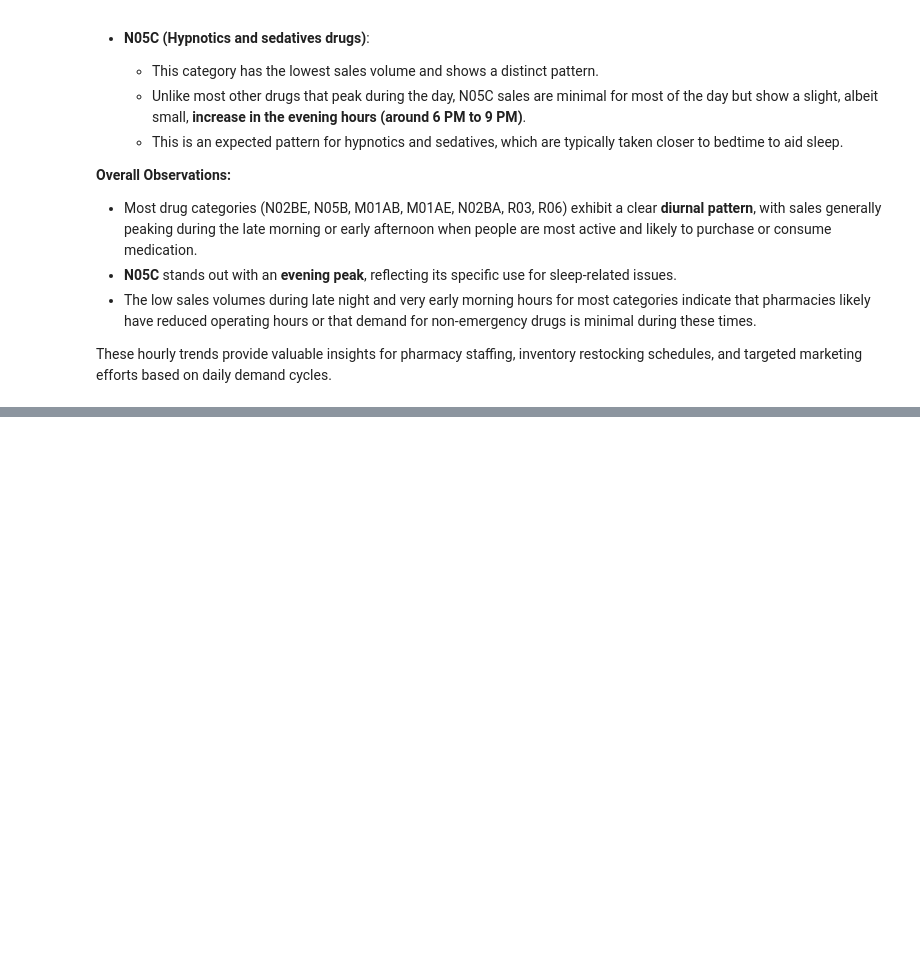
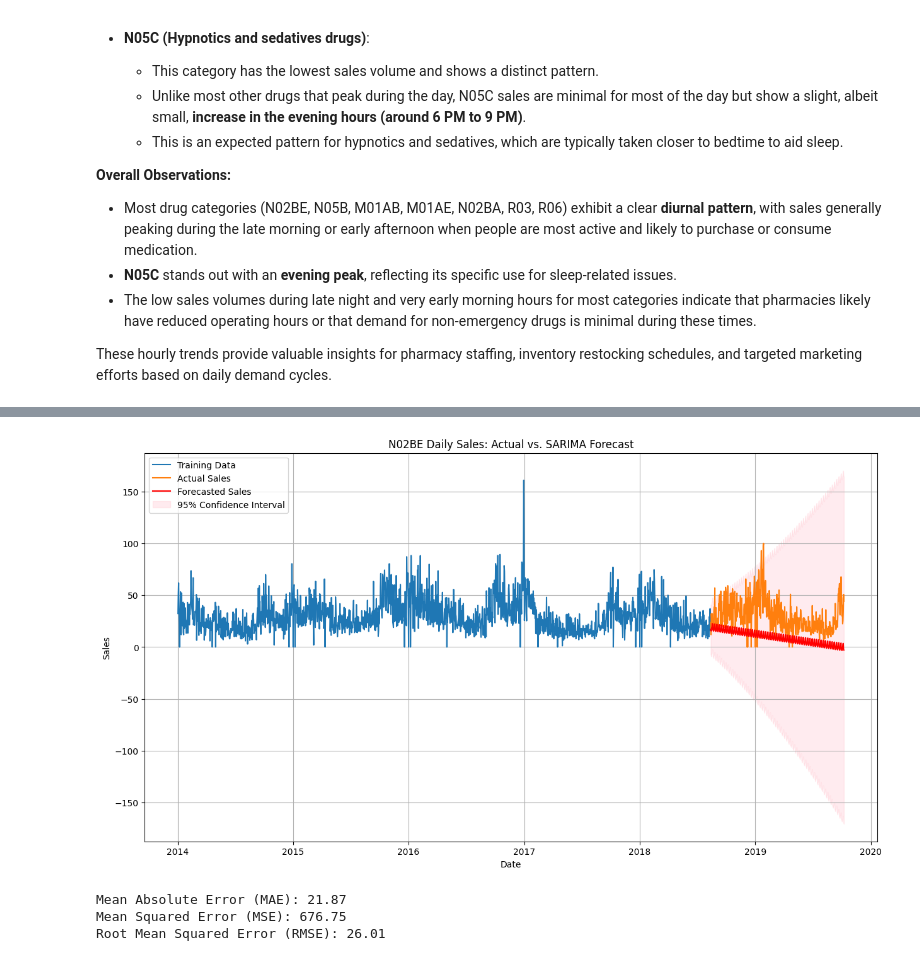
Before and after one commit to Adhi1755/Pharma-Sales-Analysis, a Jupyter notebook: Pharma_sales_data_analysis_and_forecasting.ipynb, the cells around one changed output, grey strips where cells are left out. Cells and saved outputs as stored; diff of their text form; code cells hidden in the pictures; blank space fills up the shorter version.

Commit message:
Implemented SARIMA model

```diff
--- a/Pharma_sales_data_analysis_and_forecasting.ipynb
+++ b/Pharma_sales_data_analysis_and_forecasting.ipynb
@@ -490,0 +566,17 @@ These hourly trends provide valuable insights for pharmacy staffing, inventory r
+# %%
+forecast_start_index = len(n02be_train)
+forecast_end_index = len(n02be_daily_sales) - 1
+
+# Get predictions from the fitted model
+# Set dynamic=False for one-step ahead predictions in training (if needed), or
+# use start and end for multi-step forecast on the test set.
+predictions = sarima_model_fit.get_prediction(start=forecast_start_index, end=forecast_end_index, dynamic=False)
+
+# Get the predicted values and their confidence intervals
+forecast_mean = predictions.predicted_mean
+forecast_ci = predictions.conf_int()
+
+print("Forecasted values (head):")
+print(forecast_mean.head())
+print("\nConfidence intervals (head):")
+print(forecast_ci.head())
@@ -490,0 +599,30 @@ These hourly trends provide valuable insights for pharmacy staffing, inventory r
+# %%
+import matplotlib.pyplot as plt
+from sklearn.metrics import mean_absolute_error, mean_squared_error
+
+# Plot actual vs. forecasted values
+plt.figure(figsize=(15, 8))
+plt.plot(n02be_train.index, n02be_train, label='Training Data')
+plt.plot(n02be_test.index, n02be_test, label='Actual Sales')
+plt.plot(forecast_mean.index, forecast_mean, label='Forecasted Sales', color='red')
+plt.fill_between(forecast_ci.index, forecast_ci.iloc[:, 0], forecast_ci.iloc[:, 1], color='pink', alpha=0.3, label='95% Confidence Interval')
+plt.title('N02BE Daily Sales: Actual vs. SARIMA Forecast')
+plt.xlabel('Date')
+plt.ylabel('Sales')
+plt.legend()
+plt.grid(True)
+plt.show()
+
+# Calculate performance metrics
+mae = mean_absolute_error(n02be_test, forecast_mean)
+mse = mean_squared_error(n02be_test, forecast_mean)
+rmse = np.sqrt(mse)
+
+print(f"\nMean Absolute Error (MAE): {mae:.2f}")
+print(f"Mean Squared Error (MSE): {mse:.2f}")
+print(f"Root Mean Squared Error (RMSE): {rmse:.2f}")
+# %% [output]
+[figure, added]
+Mean Absolute Error (MAE): 21.87
+Mean Squared Error (MSE): 676.75
+Root Mean Squared Error (RMSE): 26.01
```
Also changed, not shown: parts of 10 cells of this notebook.
